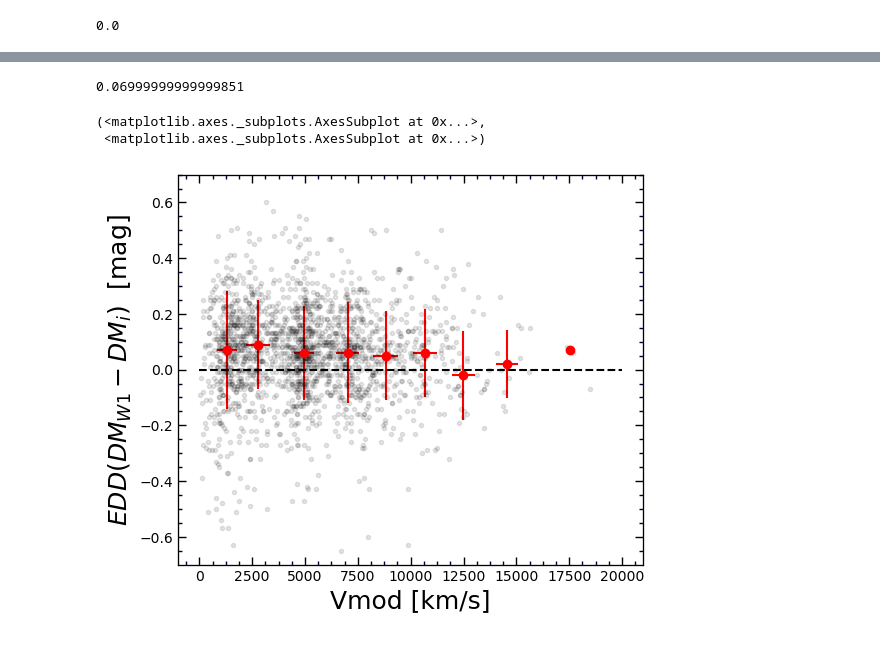
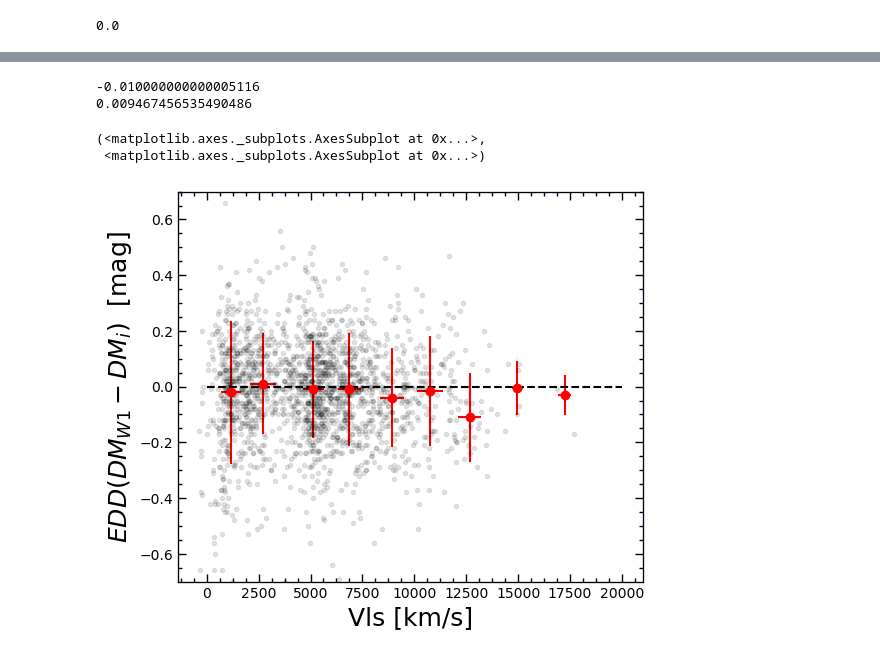
Before and after one commit to ekourkchi/TFcalibrators, a Jupyter notebook: Hubble_param-BandEvaluation.ipynb, the cells around one changed output, grey strips where cells are left out. Cells and saved outputs as stored; diff of their text form; code cells hidden in the pictures.

```diff
--- a/Hubble_param-BandEvaluation.ipynb
+++ b/Hubble_param-BandEvaluation.ipynb
@@ -772,12 +730,9 @@ c = np.polyfit(X[X<0.04],Y[X<0.04], 1, w=1./Ye[X<0.04])
 print 'C= ', c
 
 # med = 1.8714665629836822
-med = np.sum(Y[X<0.04]/Ye[X<0.04])/np.sum(1./Ye[X<0.04])
+# med = np.sum(Y[X<0.04]/Ye[X<0.04])/np.sum(1./Ye[X<0.04])
 
 print 'Median = ', med,  10**med
-
-
-
 
 ax.plot(X, Y, 'k.', alpha=0.1)
 ax.plot(v,c[0]*v+c[1], '--')
@@ -810,11 +765,6 @@ ax.set_ylabel(r'$log\/\/\/ H_{i}$'+'  adjusted', fontsize=18)
 
 set_axes(ax)
 
-
-
-
 print 10**med
 
-# Y = Y - (c[0]*X+c[1]) + med
-
-#
+Y = Y - (c[0]*X+c[1]) + med
@@ -858,7 +796,7 @@ ax.set_ylabel(r'$log\/\/\/ H_z$', fontsize=18)
 
 v = np.linspace(2,3,50)
 # c = np.polyfit(XL,YL, 1, w=1./np.asarray(YLe))
-c = np.polyfit(X[(X>2.2)&(X<2.8)],Y[(X>2.2)&(X<2.8)], 1)#, w=1./Ye[(X>2.2)&(X<2.8)])
+c = np.polyfit(X[(X>2.2)&(X<2.8)],Y[(X>2.2)&(X<2.8)], 1, w=1./Ye[(X>2.2)&(X<2.8)])
 ax.plot(v,c[0]*v+c[1], '--')
 
 
@@ -867,7 +805,7 @@ print c
 set_axes(ax, fontsize=12)
 
 
-# Y = Y - (c[0]*X+c[1])+ med
+Y = Y - (c[0]*X+c[1])+ med
 
 
 ax.set_ylim(1,3)
@@ -1142,7 +1054,7 @@ fig.subplots_adjust(wspace=0, top=0.9, bottom=0.12, left=0.05, right=0.98)
 ax = fig.add_subplot(111)
 
 
-Y = 5.*(np.log10(V) - Y)+25.
+Y = 5.*(np.log10(Vmod) - Y)+25.
 
 XX = []
 YY = []
@@ -1249,8 +1212,8 @@ for i, id in enumerate(pgc_cf3):
     if id in pgc_edd:
         ix, = np.where(pgc_edd==id)
         logD_3 = (DM_cf3[i]-25)/5.
-        logH_3 = np.log10(Vmod[ix][0]) - logD_3
-        Vmod_cf3.append(Vmod[ix][0])
+        logH_3 = np.log10(Vmod_edd[ix][0]) - logD_3
+        Vmod_cf3.append(Vmod_edd[ix][0])
         logH_cf3.append(logH_3)
         eeDM_cf3.append(eDM_cf3[i])
 
@@ -1714,6 +1674,7 @@ DMr  = table['DMr']
 DMz  = table['DMz']
 DM_w1  = table['DM_w1']
 Vmod   = table['Vmod']
+Vls   = table['Vls']
 dDM_w1 = table['dDM_w1']
 dDMr = table['dDMr']
 dDMi = table['dDMi']
@@ -1726,7 +1687,7 @@ fig = py.figure(figsize=(5,5), dpi=100)
 fig.subplots_adjust(wspace=0, top=0.9, bottom=0.12, left=0.05, right=0.98)
 ax = fig.add_subplot(111)
 
-X =  Vmod[indx] #
+X =  Vls[indx] #
 Y = (DM_w1[indx])-DMi[indx]
 Ye = np.sqrt(dDM_w1**2+dDMi**2)
 Ye = Ye[indx]
@@ -1740,36 +1701,38 @@ for i in np.arange(0,18000, 2000):
         xi = X[ii]
         if xi>=i and xi<i+2000:
             xp.append(xi)
             yp.append(Y[ii])
     if len(xp)>0:
         ax.errorbar(np.median(xp), np.median(yp), yerr=np.std(yp), xerr=np.std(xp), fmt='o',
                     color='r', ms=6)
 #         print np.median(xp), 10**np.median(yp)
 
 ax.plot([0, 20000], [0,0], 'k--')
 # ax.set_xlim(0,1.5)
 
 
 # v = np.linspace(0,20000,2000)
 # c = np.polyfit(X,Y, 1)
 # ax.plot(v,c[0]*v+c[1], '--')
 ax.set_ylim(-0.7,0.7)
 
 # c = np.polyfit(X,Y, 0, w=1./Ye)
 # ax.plot(v, v*0+c[0], '--')
 
 
-ax.set_xlabel('Vmod [km/s]', fontsize=18)
+ax.set_xlabel('Vls [km/s]', fontsize=18)
 ax.set_ylabel(r'$EDD(DM_{W1}-DM_i)$'+'  [mag]', fontsize=18)
 
 print np.median(Y)
+print  np.sum(Y/Ye)/np.sum(1./Ye)
 
 set_axes(ax, fontsize=10)
 # %% [output]
-0.06999999999999851
+-0.010000000000005116
+0.009467456535490486
 (<matplotlib.axes._subplots.AxesSubplot at 0x...>,
  <matplotlib.axes._subplots.AxesSubplot at 0x...>)
-[figure, old version]
+[figure, new version]
 # %%
 fig = py.figure(figsize=(5,5), dpi=100)
 fig.subplots_adjust(wspace=0, top=0.9, bottom=0.12, left=0.05, right=0.98)
```
Also changed, not shown: parts of 48 cells of this notebook, 4 other files.
